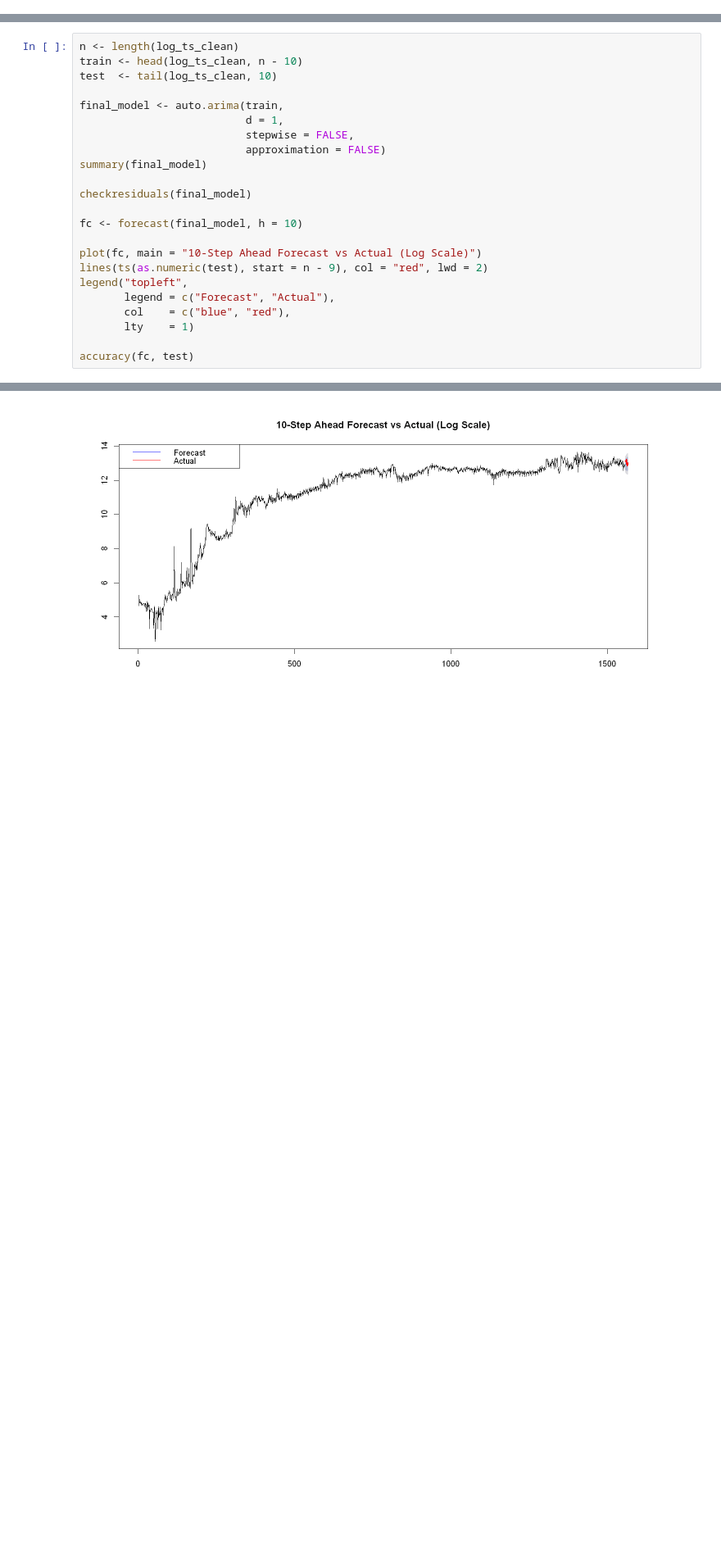
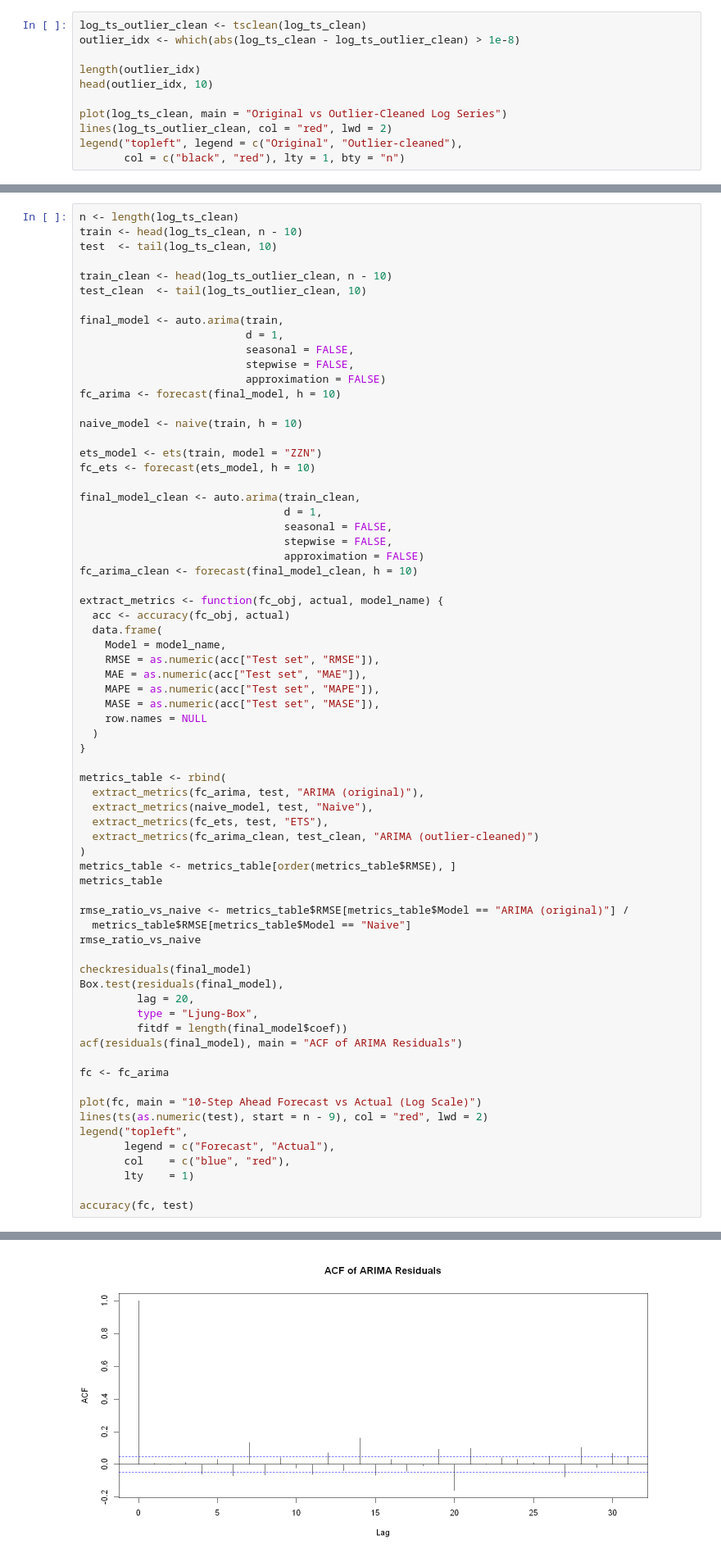
Before and after one commit to Abdelillah-CHADLI/bitcoin_transactions_volume_forecasting, a Jupyter notebook: project.ipynb, the cells around one changed output, grey strips where cells are left out. Shown at 82% size. Drawn from its saved outputs; the diff is of its cells as text; blank space fills up the shorter version.

Commit message:
Strengthen statistical diagnostics and model comparison

```diff
--- a/project.ipynb
+++ b/project.ipynb
@@ -302,0 +358,11 @@ Based on this visual inspection, candidate models include ARIMA(0,1,1), ARIMA(1,
+# %%
+log_ts_outlier_clean <- tsclean(log_ts_clean)
+outlier_idx <- which(abs(log_ts_clean - log_ts_outlier_clean) > 1e-8)
+
+length(outlier_idx)
+head(outlier_idx, 10)
+
+plot(log_ts_clean, main = "Original vs Outlier-Cleaned Log Series")
+lines(log_ts_outlier_clean, col = "red", lwd = 2)
+legend("topleft", legend = c("Original", "Outlier-cleaned"),
+       col = c("black", "red"), lty = 1, bty = "n")
@@ -368,15 +429,61 @@ n <- length(log_ts_clean)
 train <- head(log_ts_clean, n - 10)
 test  <- tail(log_ts_clean, 10)
 
+train_clean <- head(log_ts_outlier_clean, n - 10)
+test_clean  <- tail(log_ts_outlier_clean, 10)
+
 final_model <- auto.arima(train,
                           d = 1,
+                          seasonal = FALSE,
                           stepwise = FALSE,
                           approximation = FALSE)
-summary(final_model)
+fc_arima <- forecast(final_model, h = 10)
+
+naive_model <- naive(train, h = 10)
+
+ets_model <- ets(train, model = "ZZN")
+fc_ets <- forecast(ets_model, h = 10)
+
+final_model_clean <- auto.arima(train_clean,
+                                d = 1,
+                                seasonal = FALSE,
+                                stepwise = FALSE,
+                                approximation = FALSE)
+fc_arima_clean <- forecast(final_model_clean, h = 10)
+
+extract_metrics <- function(fc_obj, actual, model_name) {
+  acc <- accuracy(fc_obj, actual)
+  data.frame(
+    Model = model_name,
+    RMSE = as.numeric(acc["Test set", "RMSE"]),
+    MAE = as.numeric(acc["Test set", "MAE"]),
+    MAPE = as.numeric(acc["Test set", "MAPE"]),
+    MASE = as.numeric(acc["Test set", "MASE"]),
+    row.names = NULL
+  )
+}
+
+metrics_table <- rbind(
+  extract_metrics(fc_arima, test, "ARIMA (original)"),
+  extract_metrics(naive_model, test, "Naive"),
+  extract_metrics(fc_ets, test, "ETS"),
+  extract_metrics(fc_arima_clean, test_clean, "ARIMA (outlier-cleaned)")
+)
+metrics_table <- metrics_table[order(metrics_table$RMSE), ]
+metrics_table
+
+rmse_ratio_vs_naive <- metrics_table$RMSE[metrics_table$Model == "ARIMA (original)"] /
+  metrics_table$RMSE[metrics_table$Model == "Naive"]
+rmse_ratio_vs_naive
 
 checkresiduals(final_model)
+Box.test(residuals(final_model),
+         lag = 20,
+         type = "Ljung-Box",
+         fitdf = length(final_model$coef))
+acf(residuals(final_model), main = "ACF of ARIMA Residuals")
 
-fc <- forecast(final_model, h = 10)
+fc <- fc_arima
 
 plot(fc, main = "10-Step Ahead Forecast vs Actual (Log Scale)")
 lines(ts(as.numeric(test), start = n - 9), col = "red", lwd = 2)
@@ -417 +516 @@ A matrix: 2 × 8 of type dbl
-[figure, old version]
+[figure, new version]
```
Also changed, not shown: parts of 19 cells of this notebook.
